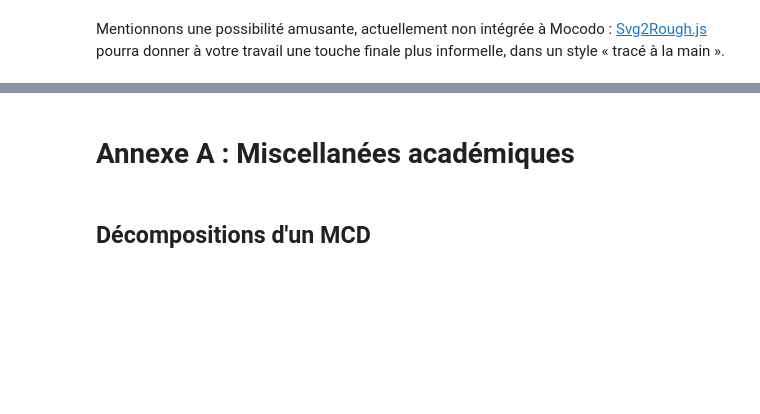
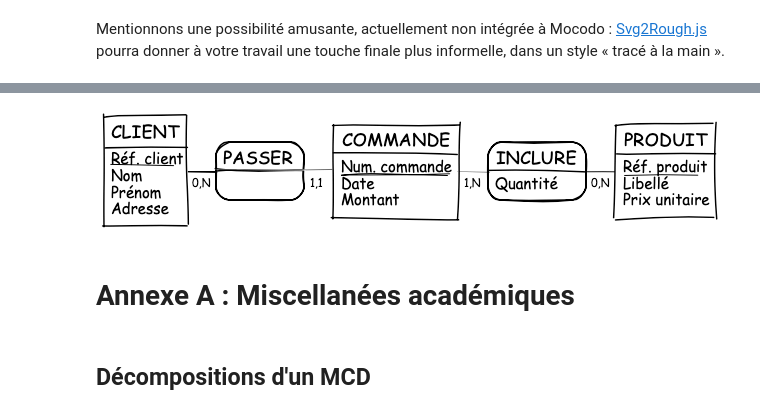
Before and after one commit to laowantong/mocodo, a Jupyter notebook: doc/fr_refman.ipynb, the cells around one changed output, grey strips where cells are left out. Cells and saved outputs as stored; diff of their text form; code cells hidden in the pictures; blank space fills up the shorter version.

```diff
--- a/doc/fr_refman.ipynb
+++ b/doc/fr_refman.ipynb
@@ -3043,5 +3052,5 @@ display.Image("ccp.png")
 # %% [markdown]
 Mentionnons une possibilité amusante, actuellement non intégrée à Mocodo : [Svg2Rough.js](https://fskpf.github.io) pourra donner à votre travail une touche finale plus informelle, dans un style « tracé à la main ».
 # %%
-display.SVG("../examples/svg2roughjs.svg")
+display.Image("../examples/svg2roughjs.png")
 # %% [output]
@@ -3049,3 +3057,4 @@ display.SVG("../examples/svg2roughjs.svg")
+[figure, added]
 # %% [markdown]
 # Annexe A : Miscellanées académiques
 # %% [markdown]
```
Also changed, not shown: parts of 46 cells of this notebook, 11 other files.
